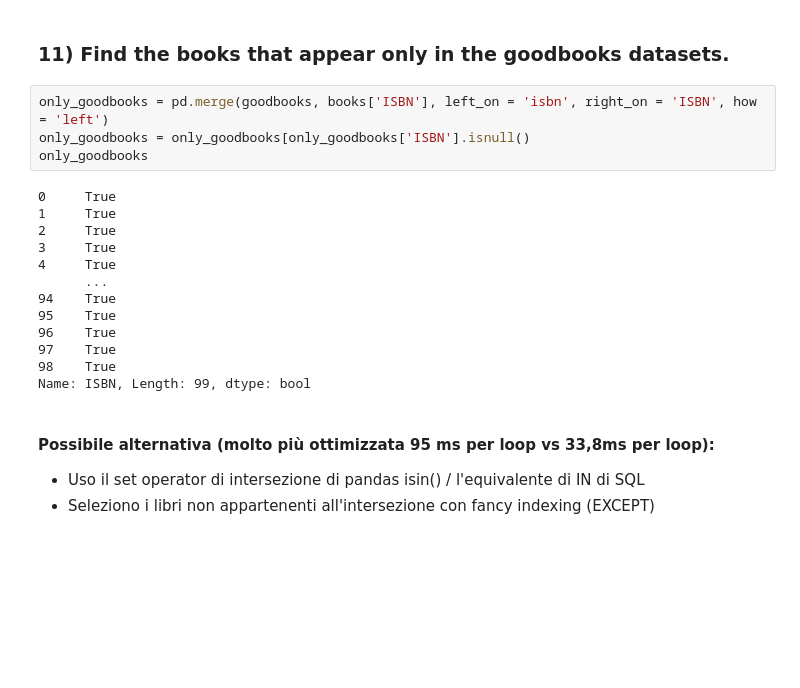
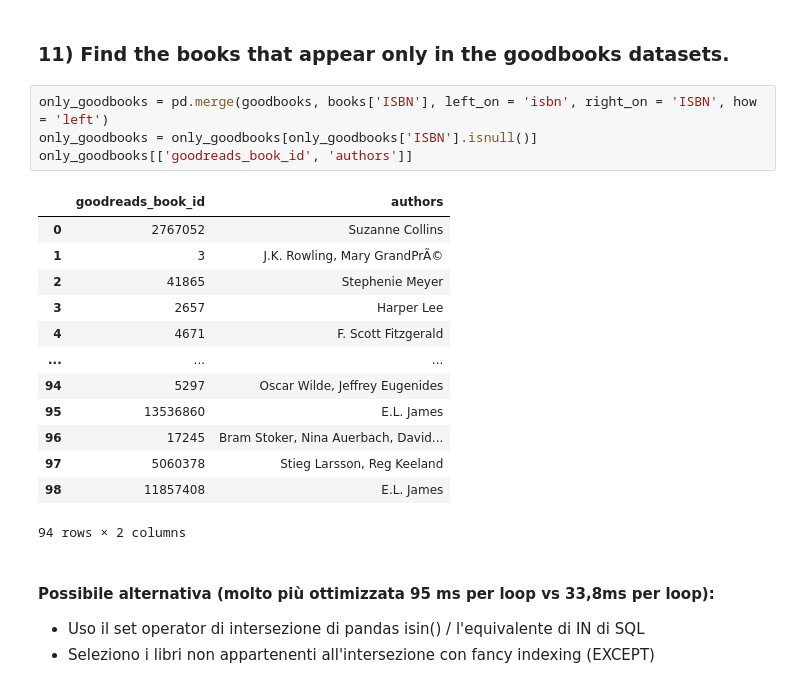
Before and after one commit to giocoal/goodreads-books-simple-data-processing, a Jupyter notebook: progetto2021_ultimo_update.ipynb, the cells around one changed output. Drawn from its saved outputs; the diff is of its cells as text; blank space fills up the shorter version.

```diff
--- a/progetto2021_ultimo_update.ipynb
+++ b/progetto2021_ultimo_update.ipynb
@@ -760,21 +652,22 @@ d['>95']
 ### 11) Find the books that appear only in the goodbooks datasets.
 # %%
 only_goodbooks = pd.merge(goodbooks, books['ISBN'], left_on = 'isbn', right_on = 'ISBN', how = 'left')
-only_goodbooks = only_goodbooks[only_goodbooks['ISBN'].isnull()
-only_goodbooks
+only_goodbooks = only_goodbooks[only_goodbooks['ISBN'].isnull()]
+only_goodbooks[['goodreads_book_id', 'authors']]
 # %% [output]
+|  | goodreads_book_id | authors |
+| 0 | 2767052 | Suzanne Collins |
+| 1 | 3 | J.K. Rowling, Mary GrandPrÃ© |
+| 2 | 41865 | Stephenie Meyer |
+| 3 | 2657 | Harper Lee |
+| 4 | 4671 | F. Scott Fitzgerald |
+| ... | ... | ... |
+| 94 | 5297 | Oscar Wilde, Jeffrey Eugenides |
+| 95 | 13536860 | E.L. James |
+| 96 | 17245 | Bram Stoker, Nina Auerbach, David... |
+| 97 | 5060378 | Stieg Larsson, Reg Keeland |
+| 98 | 11857408 | E.L. James |
-0     True
-1     True
-2     True
-3     True
-4     True
-      ...
-94    True
-95    True
-96    True
-97    True
-98    True
-Name: ISBN, Length: 99, dtype: bool
+94 rows × 2 columns
 # %% [markdown]
 #### Possibile alternativa (molto più ottimizzata 95 ms per loop vs 33,8ms per loop):
 - Uso il set operator di intersezione di pandas isin() / l'equivalente di IN di SQL
```
Also changed, not shown: parts of 18 cells of this notebook.
